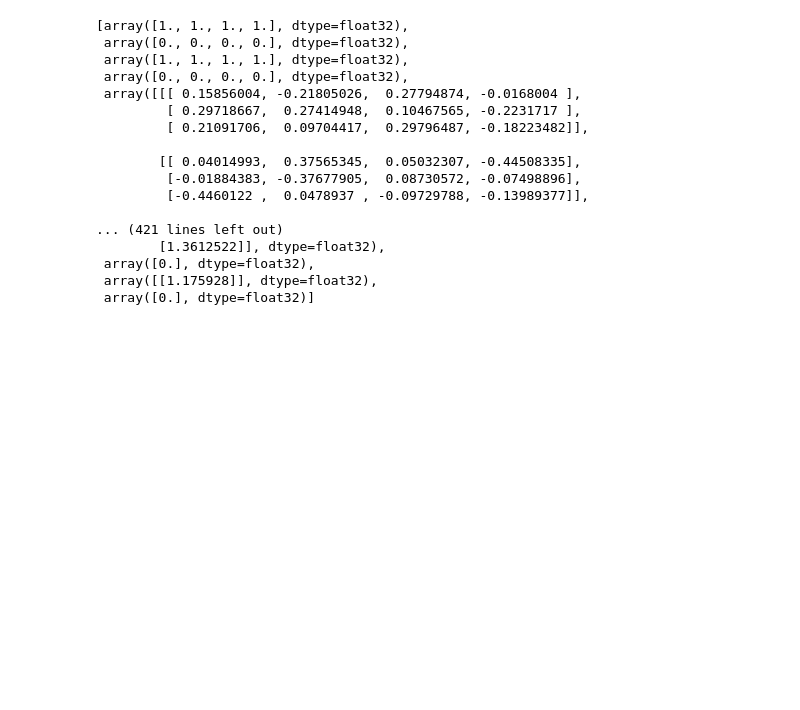
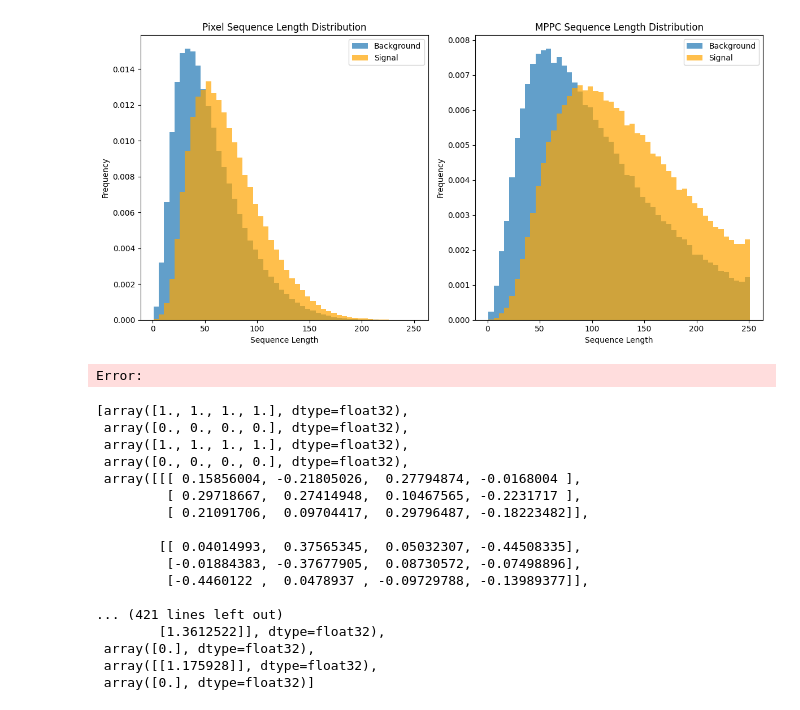
Before and after one commit to makoeppel/mu3e_gnn_trigger, a Jupyter notebook: notebooks/SaveTest.ipynb, the cells around one changed output. Cells and saved outputs as stored; diff of their text form; code cells hidden in the pictures; blank space fills up the shorter version.

```diff
--- a/notebooks/SaveTest.ipynb
+++ b/notebooks/SaveTest.ipynb
@@ -6,3 +42,23 @@ sys.path.append('..')
+# %%
+fig, ax = plt.subplots(1, 2, figsize=(12, 6))
+bins = np.linspace(1, 251, 51)
+ax[0].hist(pixel_seq_length[y == 0], alpha=0.7, bins = bins, label='Background', density=True)
+ax[0].hist(pixel_seq_length[y == 1], alpha=0.7, bins = bins, label='Signal', color='orange', density=True)
+ax[0].set_title('Pixel Sequence Length Distribution')
+ax[0].set_xlabel('Sequence Length')
+ax[0].set_ylabel('Frequency')
+ax[0].legend()
+ax[1].hist(mppc_seq_length[y == 0], alpha=0.7, bins = bins, label='Background', density=True)
+ax[1].hist(mppc_seq_length[y == 1], alpha=0.7, bins = bins, label='Signal', color='orange', density=True)
+ax[1].legend()
+ax[1].set_title('MPPC Sequence Length Distribution')
+ax[1].set_xlabel('Sequence Length')
+ax[1].set_ylabel('Frequency')
+plt.tight_layout()
+plt.show()
+# %% [output]
+[figure, added]
+Error:
 # %%
 from src.model.components import SelfAttentionStack, PoolingAttentionBlock, MLP
 # %%
```
Also changed, not shown: parts of 2 cells of this notebook, 4 other files.
